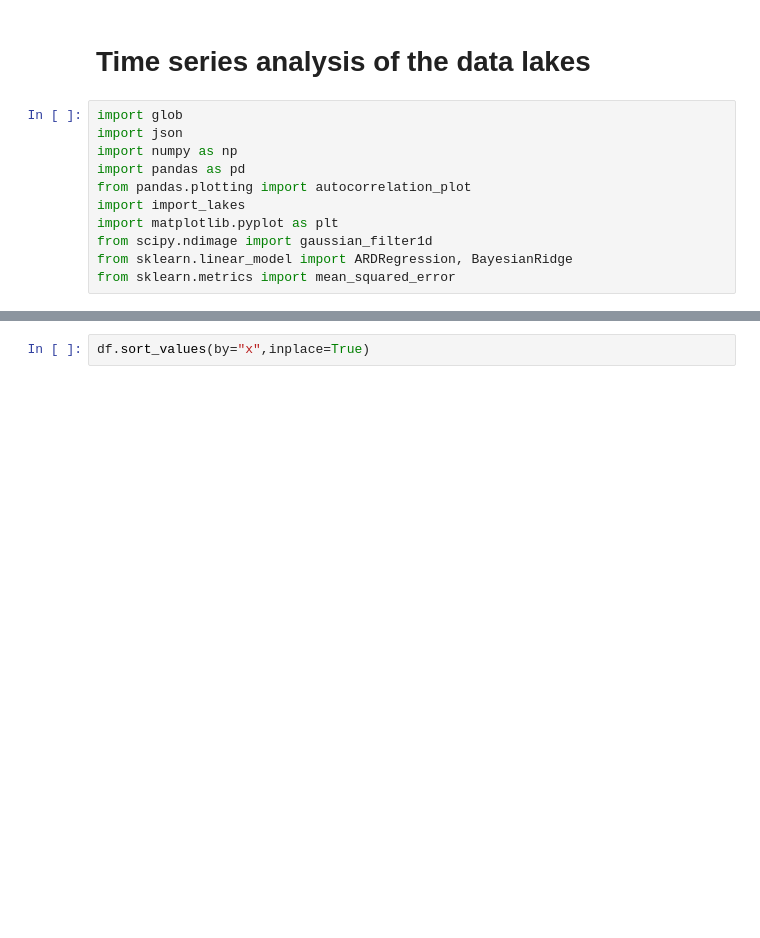
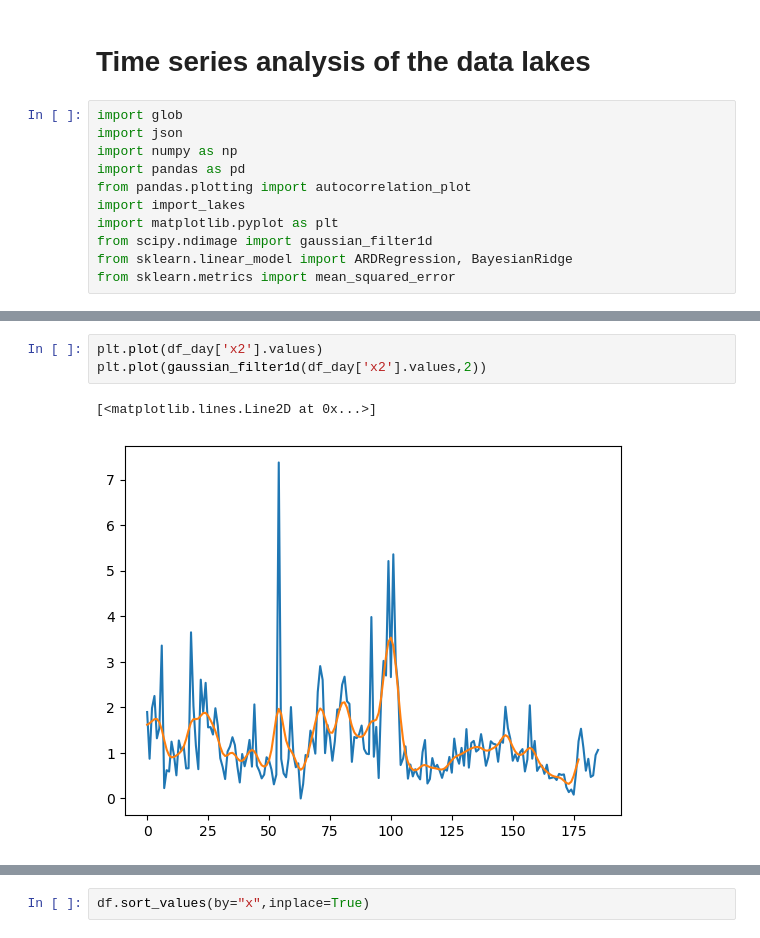
Before and after one commit to MTLehner/DSTSES_DataLakes, a Jupyter notebook: mtl_test_003.ipynb, the cells around one changed output, grey strips where cells are left out. Drawn from its saved outputs; the diff is of its cells as text; blank space fills up the shorter version.

```diff
--- a/mtl_test_003.ipynb
+++ b/mtl_test_003.ipynb
@@ -30,0 +33,6 @@ df
+# %%
+plt.plot(df_day['x2'].values)
+plt.plot(gaussian_filter1d(df_day['x2'].values,2))
+# %% [output]
+[<matplotlib.lines.Line2D at 0x...>]
+[figure, added]
```
Also changed, not shown: parts of 7 cells of this notebook, 1 other file.
